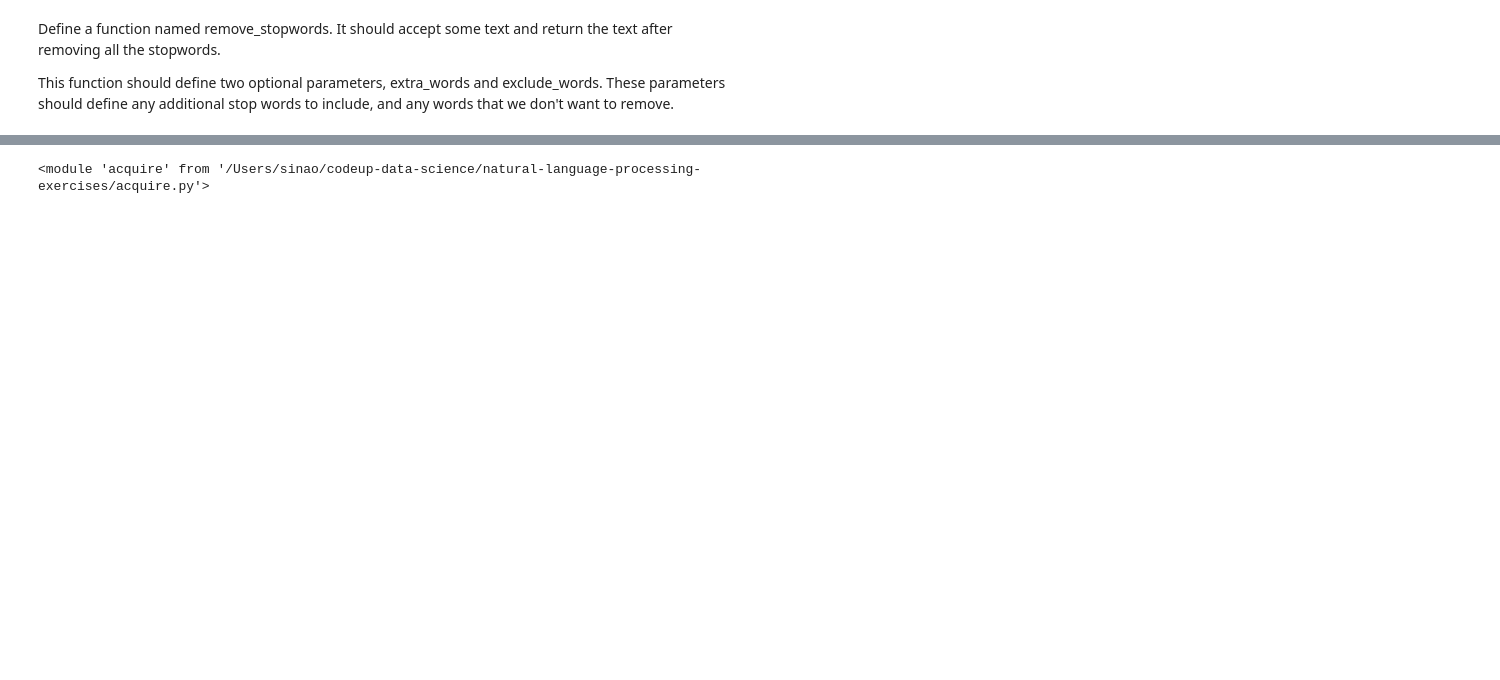
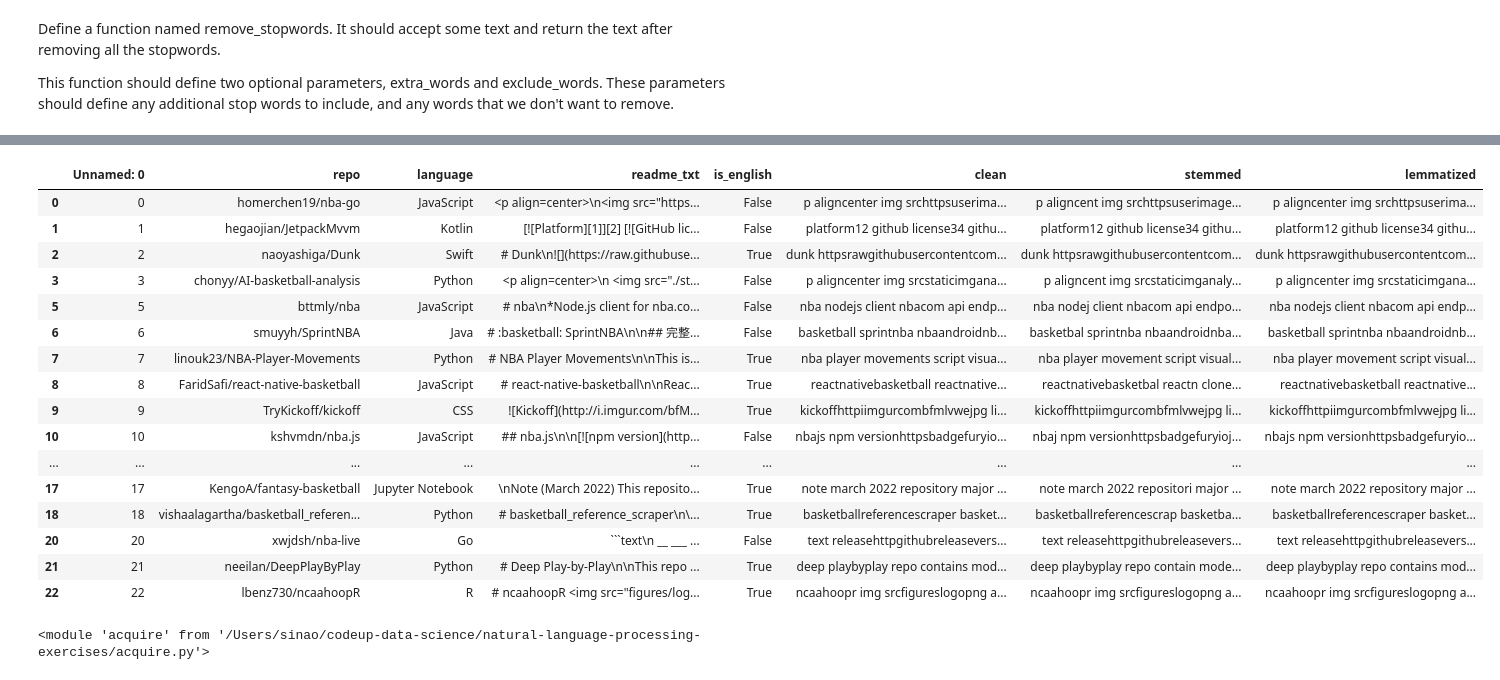
Before and after one commit to double-vincent/nlp_project, a Jupyter notebook: prepare.ipynb, the cells around one changed output, grey strips where cells are left out. Cells and saved outputs as stored; diff of their text form; code cells hidden in the pictures; blank space fills up the shorter version.

Commit message:
added: wrangle.py, wrangle.ipynb, amended: README, prepare.ipynb

````diff
--- a/prepare.ipynb
+++ b/prepare.ipynb
@@ -267,0 +198,5 @@ news_df
+# %%
+df['is_english'] = df.readme_txt.apply(isEnglish)
+# %%
+#columns containing non-english characters
+df = df.drop([4, 13, 66, 86])
@@ -267,0 +231,20 @@ news_df
+# %%
+def prep_text(df):
+    """
+    Purpose:
+
+    ---
+    Parameters:
+
+    ---
+    Returns:
+
+    """
+
+    df['clean'] = df.readme_txt.apply(clean)
+    df['stemmed'] = df.clean.apply(stem)
+    df['lemmatized'] = df.clean.apply(lemmatize)
+
+    return df
+# %%
+df = prep_text(df)
@@ -268,3 +269,23 @@ news_df
+# %%
+df.head(20)
+# %% [output]
+|  | Unnamed: 0 | repo | language | readme_txt | is_english | clean | stemmed | lemmatized |
+| 0 | 0 | homerchen19/nba-go | JavaScript | <p align=center>\n<img src="https... | False | p aligncenter img srchttpsuserima... | p aligncent img srchttpsuserimage... | p aligncenter img srchttpsuserima... |
+| 1 | 1 | hegaojian/JetpackMvvm | Kotlin | [![Platform][1]][2] [![GitHub lic... | False | platform12 github license34 githu... | platform12 github license34 githu... | platform12 github license34 githu... |
+| 2 | 2 | naoyashiga/Dunk | Swift | # Dunk\n![](https://raw.githubuse... | True | dunk httpsrawgithubusercontentcom... | dunk httpsrawgithubusercontentcom... | dunk httpsrawgithubusercontentcom... |
+| 3 | 3 | chonyy/AI-basketball-analysis | Python | <p align=center>\n <img src="./st... | False | p aligncenter img srcstaticimgana... | p aligncent img srcstaticimganaly... | p aligncenter img srcstaticimgana... |
+| 5 | 5 | bttmly/nba | JavaScript | # nba\n*Node.js client for nba.co... | False | nba nodejs client nbacom api endp... | nba nodej client nbacom api endpo... | nba nodejs client nbacom api endp... |
+| 6 | 6 | smuyyh/SprintNBA | Java | # :basketball: SprintNBA\n\n## 完整... | False | basketball sprintnba nbaandroidnb... | basketbal sprintnba nbaandroidnba... | basketball sprintnba nbaandroidnb... |
+| 7 | 7 | linouk23/NBA-Player-Movements | Python | # NBA Player Movements\n\nThis is... | True | nba player movements script visua... | nba player movement script visual... | nba player movement script visual... |
+| 8 | 8 | FaridSafi/react-native-basketball | JavaScript | # react-native-basketball\n\nReac... | True | reactnativebasketball reactnative... | reactnativebasketbal reactn clone... | reactnativebasketball reactnative... |
+| 9 | 9 | TryKickoff/kickoff | CSS | ![Kickoff](http://i.imgur.com/bfM... | True | kickoffhttpiimgurcombfmlvwejpg li... | kickoffhttpiimgurcombfmlvwejpg li... | kickoffhttpiimgurcombfmlvwejpg li... |
+| 10 | 10 | kshvmdn/nba.js | JavaScript | ## nba.js\n\n[![npm version](http... | False | nbajs npm versionhttpsbadgefuryio... | nbaj npm versionhttpsbadgefuryioj... | nbajs npm versionhttpsbadgefuryio... |
+| ... | ... | ... | ... | ... | ... | ... | ... | ... |
+| 17 | 17 | KengoA/fantasy-basketball | Jupyter Notebook | \nNote (March 2022) This reposito... | True | note march 2022 repository major ... | note march 2022 repositori major ... | note march 2022 repository major ... |
+| 18 | 18 | vishaalagartha/basketball_referen... | Python | # basketball_reference_scraper\n\... | True | basketballreferencescraper basket... | basketballreferencescrap basketba... | basketballreferencescraper basket... |
+| 20 | 20 | xwjdsh/nba-live | Go | ```text\n __ ___ ... | False | text releasehttpgithubreleasevers... | text releasehttpgithubreleasevers... | text releasehttpgithubreleasevers... |
+| 21 | 21 | neeilan/DeepPlayByPlay | Python | # Deep Play-by-Play\n\nThis repo ... | True | deep playbyplay repo contains mod... | deep playbyplay repo contain mode... | deep playbyplay repo contains mod... |
+| 22 | 22 | lbenz730/ncaahoopR | R | # ncaahoopR <img src="figures/log... | True | ncaahoopr img srcfigureslogopng a... | ncaahoopr img srcfigureslogopng a... | ncaahoopr img srcfigureslogopng a... |
 # %%
 reload(acquire)
 # %% [output]
````
Also changed, not shown: parts of 21 cells of this notebook, 2 other files.
